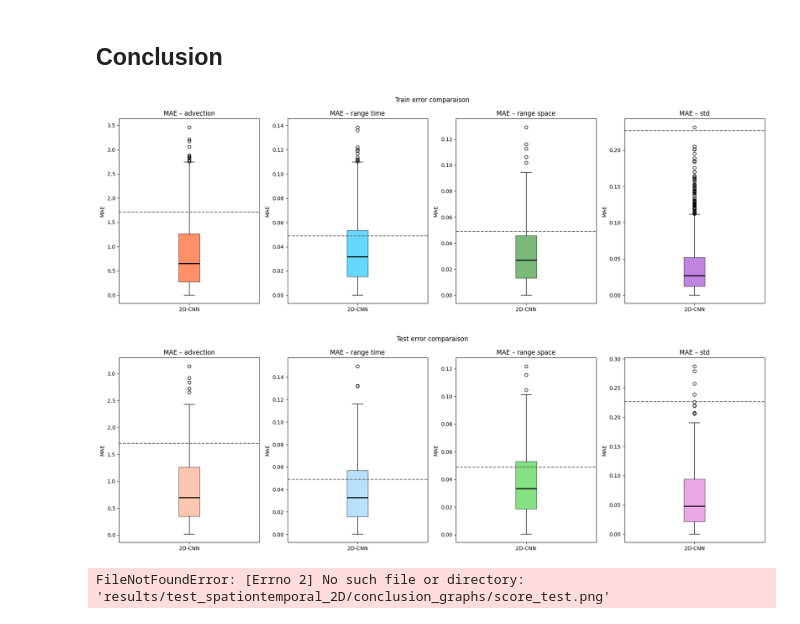
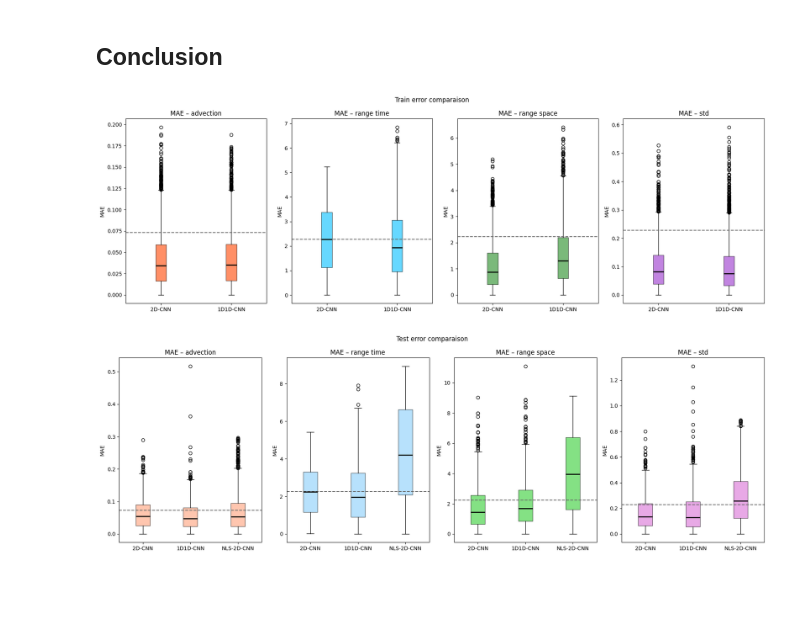
Before and after one commit to DarenXL/Neural_ST_inference, a Jupyter notebook: Code GNN/Amortized_Methods_Geostatistics_Spatio-Temporal-2D.ipynb, the cells around one changed output. Saved outputs shown, nothing was run; the diff lists cells and outputs as text; code cells hidden in the pictures; blank space fills up the shorter version.

```diff
--- a/Code GNN/Amortized_Methods_Geostatistics_Spatio-Temporal-2D.ipynb
+++ b/Code GNN/Amortized_Methods_Geostatistics_Spatio-Temporal-2D.ipynb
@@ -746,0 +629,6 @@ loader_sep_test = DataLoader(dataset_sep_test, test_size, shuffle=False,collate_
+# %%
+dataset_sep = SepDataset(theta_size=train_size, time_size=time_size, space_size=space_size, deepset_size=deepset_size,missing_ratio=missing_ratio)
+dataset_sep_test = SepDataset(theta_size=test_size, time_size=time_size, space_size=space_size, deepset_size=1,missing_ratio=missing_ratio)
+
+dataset_sep.generate(data_path+"/sep/train")
+dataset_sep_test.generate(data_path+"/sep/test")
@@ -1320,19 +1405,16 @@ def mle_matern(coords, values, theta0=(0,.2, .2, .5)):
 # %%
 all_loss_test_ML = np.zeros((len(dataset_grid_test),len(theta_names)))
 theta_final_ML = np.zeros((len(dataset_grid_test),len(theta_names)))
-
-dataset_mle = GridDataset(theta_size=test_size, time_size=time_size, space_size=space_size, deepset_size=1, missing_ratio=1/2)
 
 grid = np.meshgrid(np.linspace(0,1,time_size), np.linspace(0,1,time_size), indexing='ij')
 grid = ([grid[0].reshape(-1, 1), grid[1].reshape(-1, 1)])
 
 time_test_ML = time.time()
-time_simu_ML = 0
-t_time_simu_ML = time.time()
 
-for i, (data_test, theta_test, _) in enumerate(dataset_mle) :
+for i, (data_test, theta_test, _) in enumerate(dataset_grid_test) :
 
-    time_simu_ML += time.time() - t_time_simu_ML
+    if i==20:
+        break
 
     mask = data_test[0,1].to(bool).flatten()
 
@@ -1351,7 +1433,7 @@ for i, (data_test, theta_test, _) in enumerate(dataset_mle) :
 
     # print(f"| RANGE {output[0]:.4f} - {theta_test[0]:.4f} = {abs(output[0]-theta_test[0]):.4f} | STD {output[1]:.4f} - {theta_test[1]:.4f} = {abs(output[1]-theta_test[1]):.4f} |")
 
-time_test_ML = time.time() - time_test_ML - time_simu_ML
+time_test_ML = time.time() - time_test_ML
 
 print(f"\n\nTime to test : {time_test_ML:.2f}s")
 
@@ -1364,50 +1459,68 @@ KeyboardInterrupt:
 # %% [markdown]
 ## Conclusion
+# %%
+option="sep"
+
+if option=="adv" :
+    based, _ = baseline_mae(dataset_grid)
+else :
+    based, _ = baseline_mae(dataset_sep)
 # %%
-methods = ['2D-CNN']# , '1D1D-CNN','1DLSTM']
+methods = ['2D-CNN' , '1D1D-CNN']
 
 fig_box_train, axs = plt.subplots(1, len(theta_names), figsize=(18, 6))
-based, _ = baseline_mae(dataset_grid)
+
 
 for i, name in enumerate(theta_names):
 
-    losses = [
-        loss_final_train_2D[:, i],
-        # loss_final_train_1D1D[:, i],
-        # loss_final_train_1DLSTM[:, i],
-    ]
+    if option=="adv" :
+        losses = [
+            loss_final_train_grid_2D[:, i],
+            loss_final_train_grid_1D1D[:, i],
+        ]
+    else :
+        losses = [
+            loss_final_train_sep_2D[:, i],
+            loss_final_train_sep_1D1D[:, i],
+        ]
 
     axs[i].boxplot(losses, tick_labels=methods, patch_artist=True,
                    boxprops=dict(facecolor=theta_colors[name]['train'], alpha=0.6),
                    medianprops=dict(linestyle='-', linewidth=2, color='black'))
     axs[i].set_title("MAE – "+name)
     axs[i].set_ylabel("MAE")
 
     axs[i].axhline(based[i],color=theta_colors[name]['baseline'], ls='--', label='baseline '+name)
     # axs[i].legend()
 
 plt.suptitle("Train error comparaison")
 plt.tight_layout()
 plt.show()
 
 # fig_box_train.savefig(res_path+"/conclusion_graphs"+"/score_train.pdf", format="pdf", bbox_inches="tight")
-fig_box_train.savefig(res_path+"/conclusion_graphs"+"/score_train.png", format="png", bbox_inches="tight")
+fig_box_train.savefig(res_path+"/"+option+"/conclusion_graphs"+"/score_train.png", format="png", bbox_inches="tight")
 # %% [output]
-[figure, old version]
+[figure, new version]
 # %%
-methods = ['2D-CNN']# , '1D1D-CNN','1DLSTM']
+methods = ['2D-CNN' , '1D1D-CNN','NLS-2D-CNN']
 
 fig_box_test, axs = plt.subplots(1, len(theta_names), figsize=(18, 6))
-based, _ = baseline_mae(dataset_grid)
 
 for i, name in enumerate(theta_names):
 
-    losses = [
-        abs(theta_final_test_2D[:, i] - dataset_grid_test.get_theta()[:, i]),
-        # abs(theta_final_test_1D1D[:, 0] - dataset_grid_test.get_theta()[:, 0]),
-        # abs(theta_final_test_1DLSTM[:, 0] - dataset_grid_test.get_theta()[:, 0]),
-        # all_loss_test_nls[:,0]
-    ]
+    if option=="adv" :
+        losses = [
+            abs(theta_final_test_grid_2D[:, i] - dataset_grid_test.get_theta()[:, i]),
+            abs(theta_final_test_grid_1D1D[:, i] - dataset_grid_test.get_theta()[:, i]),
+            torch.cat(all_loss_test_grid_nls,dim=0)[:,i],
+            all_loss_test_ML[:20,i]
+        ]
+    else:
+        losses = [
+            abs(theta_final_test_sep_2D[:, i] - dataset_sep_test.get_theta()[:, i]),
+            abs(theta_final_test_sep_1D1D[:, i] - dataset_sep_test.get_theta()[:, i]),
+            torch.cat(all_loss_test_sep_nls,dim=0)[:,i],
+        ]
 
     axs[i].boxplot(losses, tick_labels=methods, patch_artist=True,
                    boxprops=dict(facecolor=theta_colors[name]['test'], alpha=0.6),
@@ -1423,7 +1536,6 @@ plt.tight_layout()
 plt.show()
 
 # fig_box_test.savefig(res_path+"/conclusion_graphs"+"/score_test.pdf", format="pdf", bbox_inches="tight")
-fig_box_test.savefig(res_path+"/conclusion_graphs"+"/score_test.png", format="png", bbox_inches="tight")
+fig_box_test.savefig(res_path+"/"+option+"/conclusion_graphs"+"/score_test.png", format="png", bbox_inches="tight")
 # %% [output]
-[figure, old version]
+[figure, new version]
-FileNotFoundError: [Errno 2] No such file or directory: 'results/test_spationtemporal_2D/conclusion_graphs/score_test.png'
```
Also changed, not shown: parts of 84 cells of this notebook, 1 other file.
